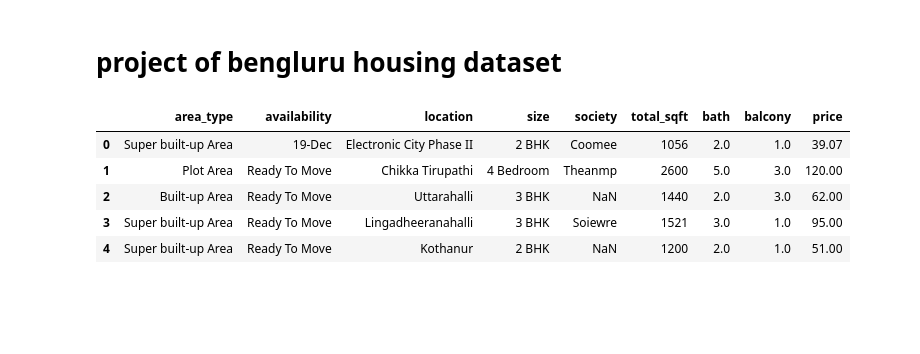
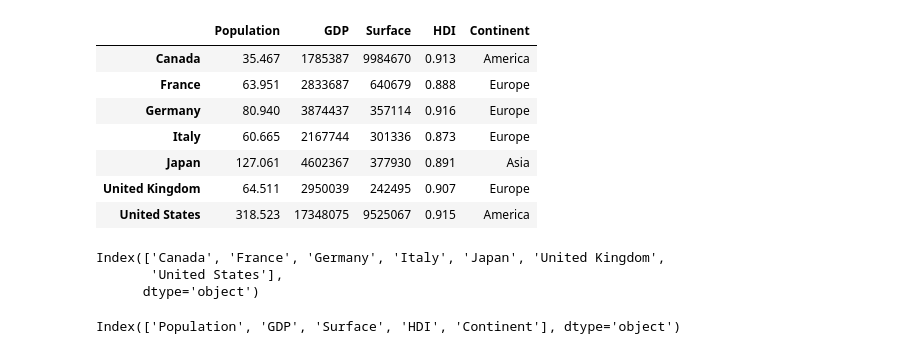
Before and after one commit to shubham62025865/shubham1, a Jupyter notebook: Untitled21.ipynb, the cells around one changed output. Cells and saved outputs as stored; diff of their text form; code cells hidden in the pictures; blank space fills up the shorter version.

```diff
--- a/Untitled21.ipynb
+++ b/Untitled21.ipynb
@@ -1,5 +1,3 @@
 # %% [markdown]
 <a href="https://colab.research.google.com/github/shubham62025865/shubham1/blob/main/Untitled21.ipynb" target="_parent"><img src="https://colab.research.google.com/assets/colab-badge.svg" alt="Open In Colab"/></a>
-# %% [markdown]
-# project of bengluru housing dataset
 # %%
@@ -12,12 +6,66 @@ df=pd.read_csv("/content/bengaluru housing dataset.csv.zip")
+# %%
+df=pd.DataFrame({
+    "Population" : [35.467, 63.951, 80.94 , 60.665, 127.061, 64.511, 318.523],
+    "GDP" : [1785387,2833687,
+        3874437,
+        2167744,
+        4602367,
+        2950039,
+        17348075],
+    "Surface" : [9984670,
+        640679,
+        357114,
+        301336,
+        377930,
+        242495,
+        9525067],
+      'HDI': [
+        0.913,
+        0.888,
+        0.916,
+        0.873,
+        0.891,
+        0.907,
+        0.915
+    ],
+    'Continent': [
+        'America',
+        'Europe',
+        'Europe',
+        'Europe',
+        'Asia',
+        'Europe',
+        'America'
+    ]
+
+}, index = ['Canada',
+    'France',
+    'Germany',
+    'Italy',
+    'Japan',
+    'United Kingdom',
+    'United States'])
 # %%
-df.head()
+df
 # %% [output]
-|  | area_type | availability | location | size | society | total_sqft | bath | balcony | price |
-| 0 | Super built-up Area | 19-Dec | Electronic City Phase II | 2 BHK | Coomee | 1056 | 2.0 | 1.0 | 39.07 |
-| 1 | Plot Area | Ready To Move | Chikka Tirupathi | 4 Bedroom | Theanmp | 2600 | 5.0 | 3.0 | 120.00 |
-| 2 | Built-up Area | Ready To Move | Uttarahalli | 3 BHK | NaN | 1440 | 2.0 | 3.0 | 62.00 |
-| 3 | Super built-up Area | Ready To Move | Lingadheeranahalli | 3 BHK | Soiewre | 1521 | 3.0 | 1.0 | 95.00 |
-| 4 | Super built-up Area | Ready To Move | Kothanur | 2 BHK | NaN | 1200 | 2.0 | 1.0 | 51.00 |
+|  | Population | GDP | Surface | HDI | Continent |
+| Canada | 35.467 | 1785387 | 9984670 | 0.913 | America |
+| France | 63.951 | 2833687 | 640679 | 0.888 | Europe |
+| Germany | 80.940 | 3874437 | 357114 | 0.916 | Europe |
+| Italy | 60.665 | 2167744 | 301336 | 0.873 | Europe |
+| Japan | 127.061 | 4602367 | 377930 | 0.891 | Asia |
+| United Kingdom | 64.511 | 2950039 | 242495 | 0.907 | Europe |
+| United States | 318.523 | 17348075 | 9525067 | 0.915 | America |
+# %%
+df.index
+# %% [output]
+Index(['Canada', 'France', 'Germany', 'Italy', 'Japan', 'United Kingdom',
+       'United States'],
+      dtype='object')
+# %%
+df.columns
+# %% [output]
+Index(['Population', 'GDP', 'Surface', 'HDI', 'Continent'], dtype='object')
 # %%
 df.info()
 # %% [output]
```
Also changed, not shown: parts of 87 cells of this notebook.
